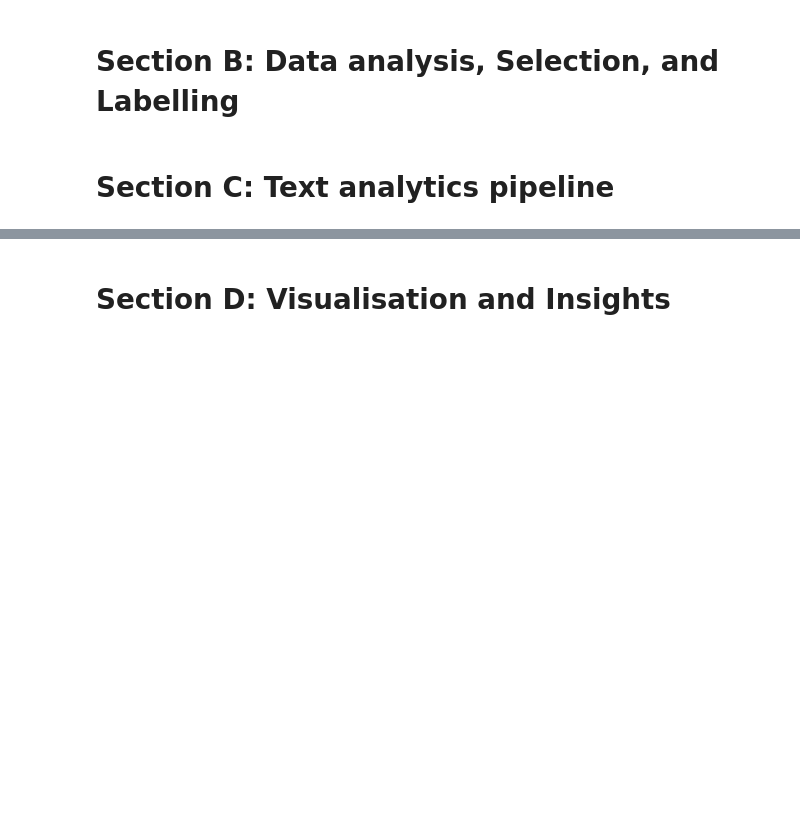
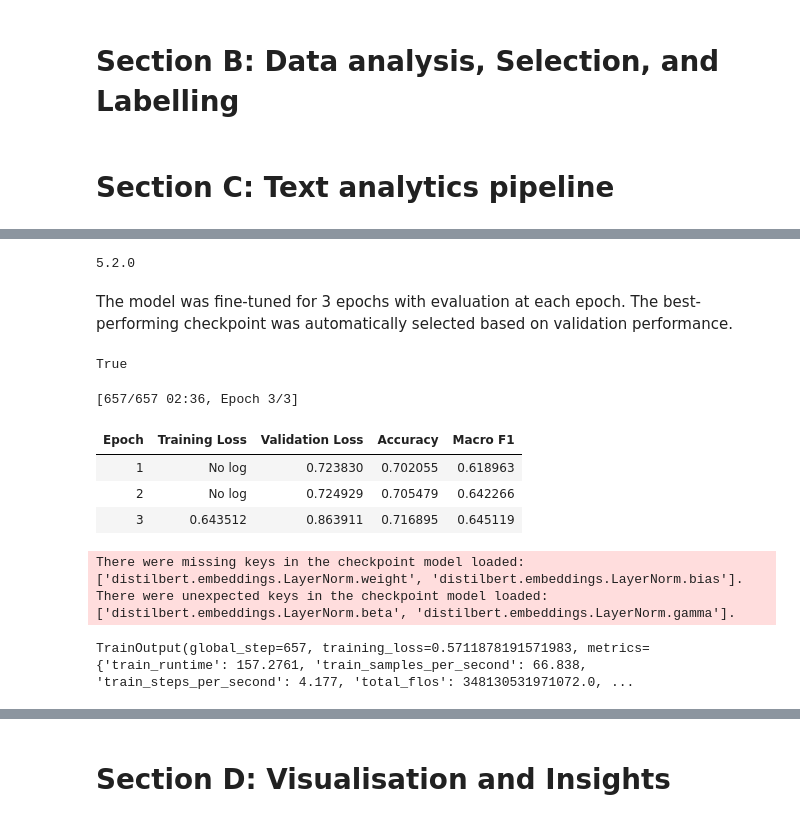
Before and after one commit to mf2056/F20AA, a Jupyter notebook: F20AA_CW.ipynb, the cells around one changed output, grey strips where cells are left out. Saved outputs shown, nothing was run; the diff lists cells and outputs as text; code cells hidden in the pictures; blank space fills up the shorter version.

```diff
--- a/F20AA_CW.ipynb
+++ b/F20AA_CW.ipynb
@@ -980,0 +1048,4 @@ print("Mean Macro F1:", scores_f1.mean())
+# %%
+from transformers import AutoTokenizer
+
+tokenizer = AutoTokenizer.from_pretrained("distilbert-base-uncased")
@@ -980,0 +1096,7 @@ print("Mean Macro F1:", scores_f1.mean())
+# %%
+from transformers import AutoModelForSequenceClassification
+
+model = AutoModelForSequenceClassification.from_pretrained(
+    "distilbert-base-uncased",
+    num_labels=3
+)
@@ -980,0 +1140,54 @@ print("Mean Macro F1:", scores_f1.mean())
+# %%
+import transformers
+print(transformers.__version__)
+# %% [output]
+5.2.0
+# %% [markdown]
+The model was fine-tuned for 3 epochs with evaluation at each epoch. The best-performing checkpoint was automatically selected based on validation performance.
+# %%
+from transformers import TrainingArguments, Trainer
+import numpy as np
+from sklearn.metrics import accuracy_score, f1_score
+
+def compute_metrics(eval_pred):
+    logits, labels = eval_pred
+    predictions = np.argmax(logits, axis=1)
+
+    return {
+        "accuracy": accuracy_score(labels, predictions),
+        "macro_f1": f1_score(labels, predictions, average="macro")
+    }
+
+training_args = TrainingArguments(
+    output_dir="./results",
+    eval_strategy="epoch",
+    save_strategy="epoch",
+    num_train_epochs=3,
+    per_device_train_batch_size=16,
+    per_device_eval_batch_size=16,
+    load_best_model_at_end=True
+)
+
+trainer = Trainer(
+    model=model,
+    args=training_args,
+    train_dataset=train_dataset,
+    eval_dataset=val_dataset,
+    compute_metrics=compute_metrics
+)
+# %%
+import torch
+torch.cuda.is_available()
+# %% [output]
+True
+# %%
+trainer.train()
+# %% [output]
+[657/657 02:36, Epoch 3/3]
+| Epoch | Training Loss | Validation Loss | Accuracy | Macro F1 |
+| 1 | No log | 0.723830 | 0.702055 | 0.618963 |
+| 2 | No log | 0.724929 | 0.705479 | 0.642266 |
+| 3 | 0.643512 | 0.863911 | 0.716895 | 0.645119 |
+There were missing keys in the checkpoint model loaded: ['distilbert.embeddings.LayerNorm.weight', 'distilbert.embeddings.LayerNorm.bias'].
+There were unexpected keys in the checkpoint model loaded: ['distilbert.embeddings.LayerNorm.beta', 'distilbert.embeddings.LayerNorm.gamma'].
+TrainOutput(global_step=657, training_loss=0.5711878191571983, metrics={'train_runtime': 157.2761, 'train_samples_per_second': 66.838, 'train_steps_per_second': 4.177, 'total_flos': 348130531971072.0, ...
```
Also changed, not shown: parts of 28 cells of this notebook.
